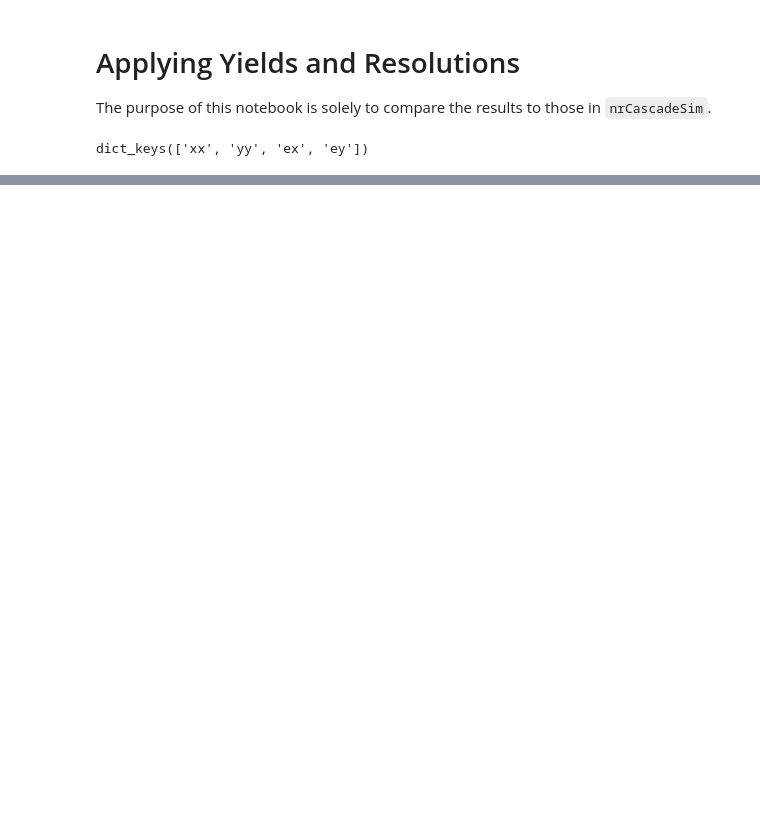
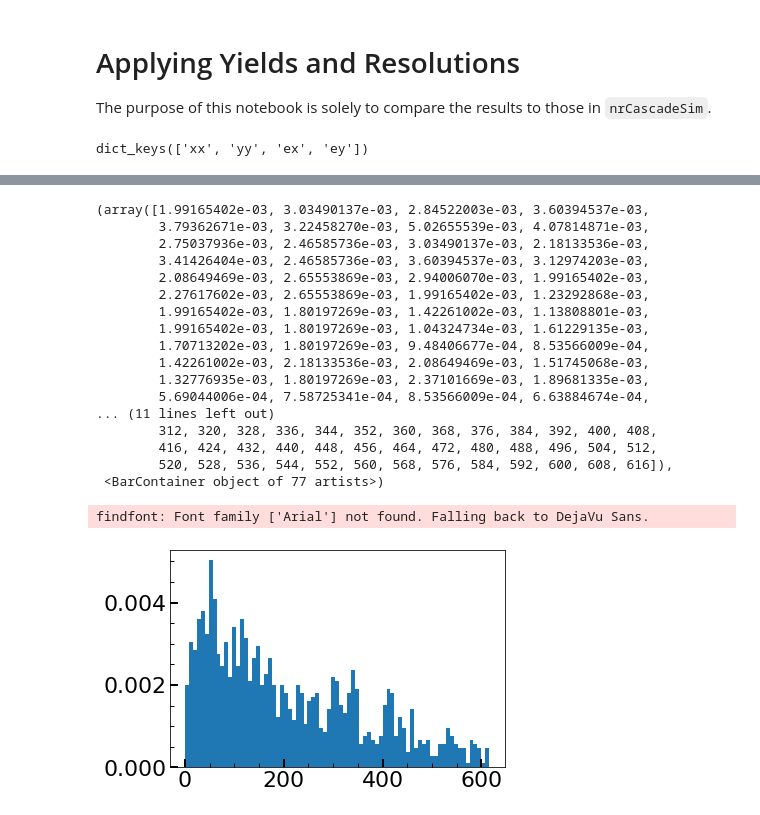
Before and after one commit to villano-lab/G4PhysicsTesting, a Jupyter notebook: python/Yields_and_Resolutions.ipynb, the cells around one changed output, grey strips where cells are left out. Drawn from its saved outputs; the diff is of its cells as text; code cells hidden in the pictures; blank space fills up the shorter version.

```diff
--- a/python/Yields_and_Resolutions.ipynb
+++ b/python/Yields_and_Resolutions.ipynb
@@ -235,0 +223,24 @@ findfont: Font family ['Arial'] not found. Falling back to DejaVu Sans.
+# %%
+import pandas as pd
+file = pd.read_csv(Gefile);
+plt.hist(file['D3']*1e6,bins=bins,density=True)
+# %% [output]
+(array([1.99165402e-03, 3.03490137e-03, 2.84522003e-03, 3.60394537e-03,
+        3.79362671e-03, 3.22458270e-03, 5.02655539e-03, 4.07814871e-03,
+        2.75037936e-03, 2.46585736e-03, 3.03490137e-03, 2.18133536e-03,
+        3.41426404e-03, 2.46585736e-03, 3.60394537e-03, 3.12974203e-03,
+        2.08649469e-03, 2.65553869e-03, 2.94006070e-03, 1.99165402e-03,
+        2.27617602e-03, 2.65553869e-03, 1.99165402e-03, 1.23292868e-03,
+        1.99165402e-03, 1.80197269e-03, 1.42261002e-03, 1.13808801e-03,
+        1.99165402e-03, 1.80197269e-03, 1.04324734e-03, 1.61229135e-03,
+        1.70713202e-03, 1.80197269e-03, 9.48406677e-04, 8.53566009e-04,
+        1.42261002e-03, 2.18133536e-03, 2.08649469e-03, 1.51745068e-03,
+        1.32776935e-03, 1.80197269e-03, 2.37101669e-03, 1.89681335e-03,
+        5.69044006e-04, 7.58725341e-04, 8.53566009e-04, 6.63884674e-04,
+... (11 lines left out)
+        312, 320, 328, 336, 344, 352, 360, 368, 376, 384, 392, 400, 408,
+        416, 424, 432, 440, 448, 456, 464, 472, 480, 488, 496, 504, 512,
+        520, 528, 536, 544, 552, 560, 568, 576, 584, 592, 600, 608, 616]),
+ <BarContainer object of 77 artists>)
+findfont: Font family ['Arial'] not found. Falling back to DejaVu Sans.
+[figure, added]
```
Also changed, not shown: parts of 7 cells of this notebook, 2 other files.
